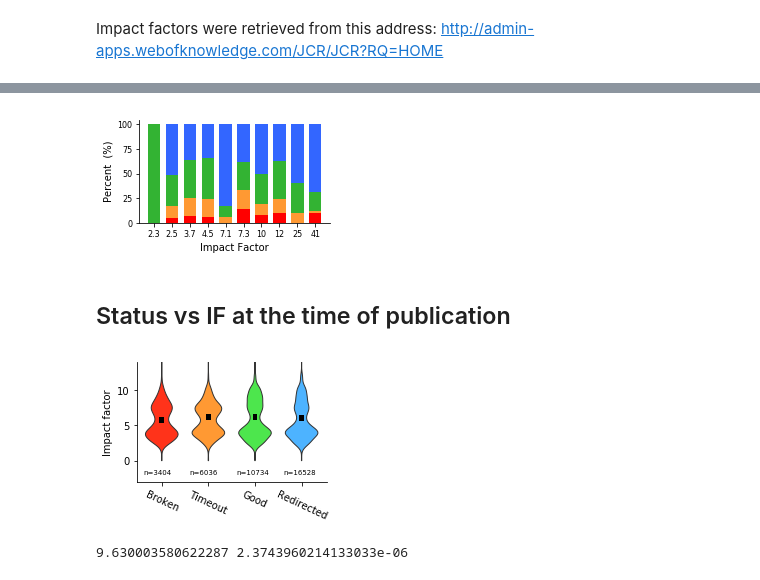
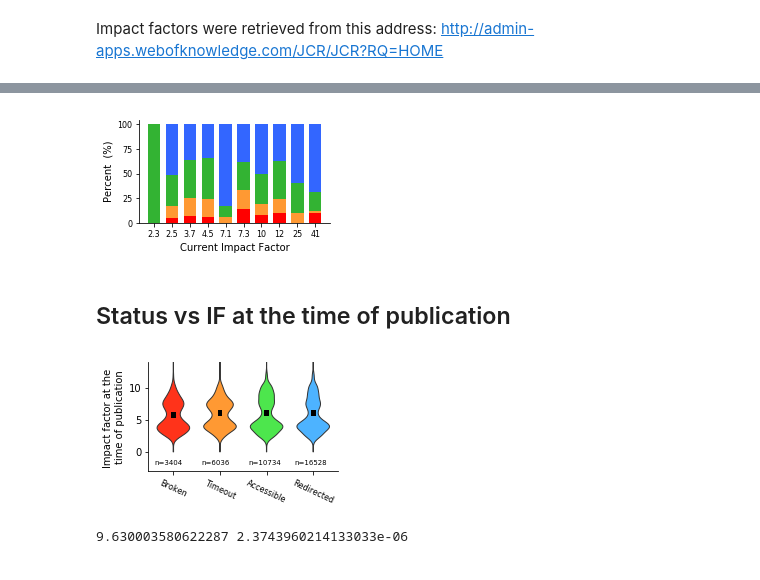
Before and after one commit to xubeisi/good.software, a Jupyter notebook: analysis/Figures using links.ipynb, the cells around one changed output, grey strips where cells are left out. Saved outputs shown, nothing was run; the diff lists cells and outputs as text; code cells hidden in the pictures.

```diff
--- a/analysis/Figures using links.ipynb
+++ b/analysis/Figures using links.ipynb
@@ -18,7 +18,7 @@ import pandas as pd
 ### Some definitions
 # %%
 # Legend for link statuses
-legendStatus = { -1 : 'Time out', 1 : 'Good', 3 : 'Redirected', 4 : 'Broken' }
+legendStatus = { -1 : 'Time out', 1 : 'Accessible', 3 : 'Redirected', 4 : 'Broken' }
 
 # Colors for each status
 colors = { -1 : (1.0,0.6,0.2), 1 : (0.2,0.7,0.2), 3 : (0.2,0.4,1.0), 4 : (1.0,0.,0.) }
@@ -612,7 +612,3 @@ print( journals )
  'Genome_Biol' 'Nat_Methods' 'Genome_Med']
 # %% [markdown]
 Impact factors were retrieved from this address: http://admin-apps.webofknowledge.com/JCR/JCR?RQ=HOME
-# %%
-IFdata = pd.read_csv('../../IFs.csv')
-IFdata = IFdata.fillna(0)
-IFdata
@@ -685,7 +665,7 @@ ax.set_ylabel("Percent  (%)")
 ax.set_yticks( np.arange(0,1.1,0.25) )
 ax.set_yticklabels( np.array( np.arange(0,1.1,0.25)*100, dtype=int ), fontsize=8 )
 
-ax.set_xlabel("Impact Factor")
+ax.set_xlabel("Current Impact Factor")
 ax.set_xticks( IFs_x )
 ax.set_xticklabels( ['2.3','2.5','3.7','4.5','7.1','7.3','10','12','25','41'],
                        fontsize=8,  )
@@ -693,7 +673,7 @@ ax.set_xticklabels( ['2.3','2.5','3.7','4.5','7.1','7.3','10','12','25','41'],
 pl.tight_layout()
 pl.savefig('Figures/Percent per IF - abstracts.pdf')
 # %% [output]
-[figure, old version]
+[figure, new version]
 # %% [markdown]
 ## Status vs IF at the time of publication
 # %%
@@ -712,7 +692,7 @@ for index, row in uniqueLinks.iterrows():
         IF_at_time = IFdata[row.journal].iloc[ yearIDX ]
         IFpub[row.status].append( IF_at_time )
 # %%
-f, ax = pl.subplots( 1, 1, figsize=(3.4, 2.2) )
+f, ax = pl.subplots( 1, 1, figsize=(3.4, 2.0) )
 
 # let's make sure the order is maintained:
 data = [IFpub[4], IFpub[-1], IFpub[1], IFpub[3]]
@@ -721,36 +701,37 @@ parts = ax.violinplot( data, [0,1,2,3], showmeans=False, showmedians=False,
                               showextrema=False, widths=0.7, points=200 )
 
 colors=[(1.0,0.2,0.1),(1.0,0.6,0.2),(0.3,0.9,0.3),(0.3,0.7,1.0)]
 
 j = 0
 for pc in parts['bodies']:
     pc.set_facecolor(colors[j])
     pc.set_edgecolor( (0.2,0.2,0.2) )
     pc.set_edgecolors( (0.2,0.2,0.2) )
     pc.set_alpha(1)
     j += 1
 
 
 def buttpos(x): return [x-0.05,x+0.05]
 for j in range(4):
     pl.plot(buttpos(j), [np.mean(data[j])]*2, color="k",
                 linewidth=6, solid_capstyle="butt", zorder=4)
 
 for j in range(4):
     ax.text( j-0.4, -2, 'n='+str(len(data[j])), fontsize=7 )
 
 ax.set_ylim(-3,14)
-ax.set_ylabel('Impact factor')
+ax.set_ylabel('Impact factor at the \ntime of publication')
 
 ax.set_xlabel('')
 ax.set_xticks([0,1,2,3])
-ax.set_xticklabels( ['Broken','Timeout','Good','Redirected'], rotation=-25 )
+ax.set_xticklabels( ['Broken','Timeout','Accessible','Redirected'],
+                       rotation=-25, fontsize=8 )
 
 simpleaxis(ax)
 
 pl.savefig('Figures/IF vs status.pdf')
 # %% [output]
-[figure, old version]
+[figure, new version]
 # %%
 from scipy import stats
 f_value, p_value = stats.f_oneway(data[0], data[1], data[3], data[2])
```
Also changed, not shown: parts of 22 cells of this notebook, 12 other files.
